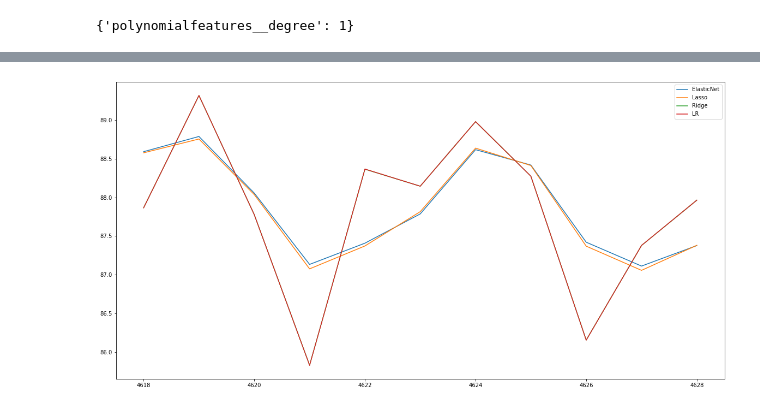
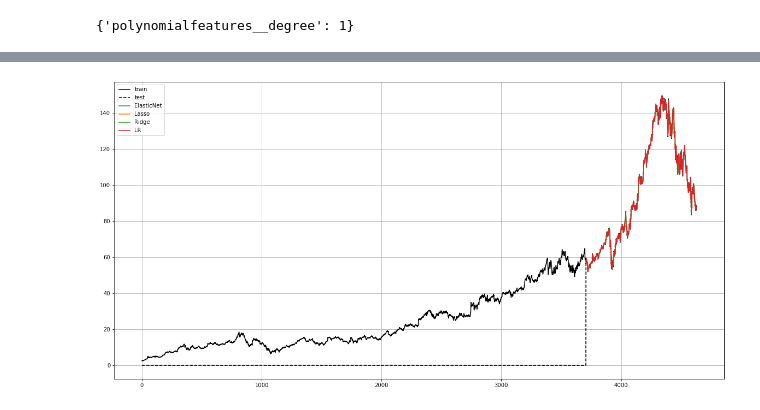
Before and after one commit to rkons88/Google-Alphabet-stock-price-forecast, a Jupyter notebook: PROJEKT ZALICZENIOWY.ipynb, the cells around one changed output, grey strips where cells are left out. Drawn from its saved outputs; the diff is of its cells as text; code cells hidden in the pictures.

```diff
--- a/PROJEKT ZALICZENIOWY.ipynb
+++ b/PROJEKT ZALICZENIOWY.ipynb
@@ -546,20 +389,0 @@ plt.show()
-# %%
-# NARYSOWANIE WYKRESU OSTATNICH 12 OBSERWACJI DLA NAUCZONYCH MODELI
-
-plt.figure(figsize=(20,10))
-
-all_data = []
-for name, model in models:
-    data = np.zeros(data.shape[0], dtype=float)
-    data.fill(np.nan)
-    for i in range(1,12):
-        point = np.array([data_values[ (data_values.shape[0]-((size+1*i))):(data_values.shape[0]-(1*i))]])
-        pre=model.predict(point)
-
-        data[-i]=pre
-    all_data.append(data)
-    plt.plot( data , label=name)
-    plt.legend(loc='best')
-plt.show()
-# %% [output]
-[figure, removed]
@@ -565,0 +392,30 @@ plt.show()
+# %%
+data_train_zeros = np.zeros(data_train.values.shape[0])
+# %%
+data_test_chart= np.insert(data_test.values, 0, data_train_zeros)
+# %%
+# NARYSOWANIE WYKRESU CZĘŚCI TRENINGOWEJ, TESTOWEJ ORAZ WSZYSTKICH NAUCZONYCH MODELI - MODELE PRZEWIDUJĄ OSTATNIE 925 OBSERWACJI Z CZĘŚCI TESTOWEJ
+
+size=15
+
+plt.figure(figsize=(20,10))
+plt.plot(data_train.values,'k-', label='train')
+plt.plot(data_test_chart,'k--', label='test')
+
+
+all_data = []
+for name, model in models:
+    data = np.zeros(data.shape[0], dtype=float)
+    data.fill(np.nan)
+    for i in range(1,925):
+        point = np.array([data_values[ (data_values.shape[0]-((size+1*i))):(data_values.shape[0]-(1*i))]])
+        pre=model.predict(point)
+
+        data[-i]=pre
+    all_data.append(data)
+    plt.plot( data , label=name)
+    plt.legend(loc='best')
+plt.grid()
+plt.show()
+# %% [output]
+[figure, added]
```
Also changed, not shown: parts of 41 cells of this notebook.
